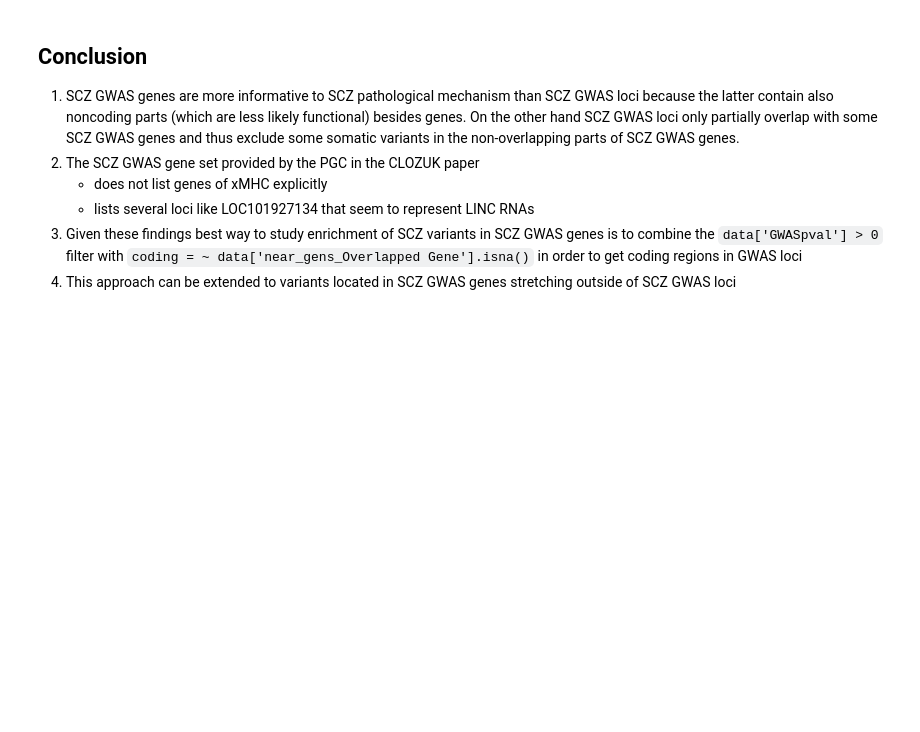
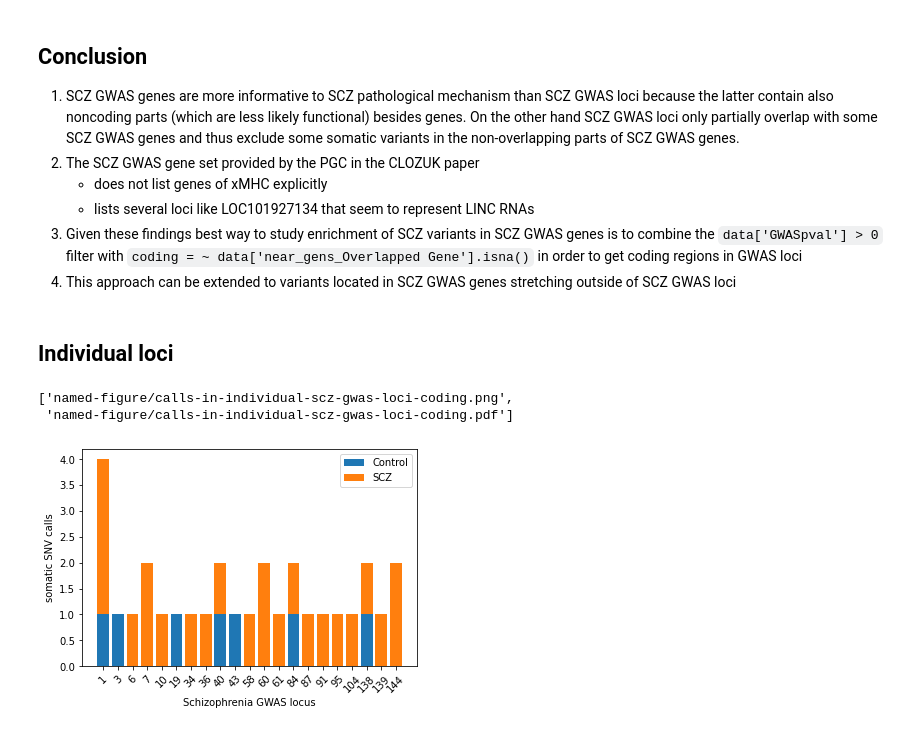
Before and after one commit to attilagk/lab-notebook, a Jupyter notebook: projects/bsm/R/2020-07-28-CLOZUK/2020-07-28-CLOZUK.ipynb, the cells around one changed output. Drawn from its saved outputs; the diff is of its cells as text; code cells hidden in the pictures; blank space fills up the shorter version.

```diff
--- a/projects/bsm/R/2020-07-28-CLOZUK/2020-07-28-CLOZUK.ipynb
+++ b/projects/bsm/R/2020-07-28-CLOZUK/2020-07-28-CLOZUK.ipynb
@@ -70,10 +70,17 @@ gwasgenes = operations.get_geneset(df=pd.read_csv(clozukpath, skiprows=7), col='
 print(len(gwasgenes), 'SCZ GWAS genes')
 # %% [output]
 478 SCZ GWAS genes
+# %%
+data = SNPnexus.load_data('/home/attila/projects/bsm/results/2020-09-07-annotations/annotated-calls.p')
+data = genome.annotate_with_gwas_loci(data, modify_return_data=True)
 # %%
-data = SNPnexus.load_data('/home/attila/projects/bsm/results/2020-09-07-annotations/annotated-calls.p')
+loci = [str(x) for x in list(gwas.Locus.sort_values().to_numpy())]
 querydict = {'near_gens_Annotation': ['coding nonsyn', 'coding syn', 'missense', 'stop-gain', 'intronic (splice_site)'],
              'ensembl_Predicted Function': ['coding'],
              'near_gens_Overlapped Gene': {'SCZ GWAS genes': gwasgenes},
+             'SCZ GWAS locus': loci,
+             'SCZ GWAS locus, coding': loci,
             }
 results = operations.multiquery(querydict, data, do_sum=False, do_sort=False)
+summary = operations.summarize_query_results(results, data, chisq=False, margin=False)
+summary
@@ -250,3 +272,28 @@ Name: near_gens_Overlapped Gene, dtype: object
     * lists several loci like LOC101927134 that seem to represent LINC RNAs
 1. Given these findings best way to study enrichment of SCZ variants in SCZ GWAS genes is to combine the `data['GWASpval'] > 0` filter with `coding = ~ data['near_gens_Overlapped Gene'].isna()` in order to get coding regions in GWAS loci
 1. This approach can be extended to variants located in SCZ GWAS genes stretching outside of SCZ GWAS loci
+# %% [markdown]
+## Individual loci
+# %%
+only_scz = True
+x = summary.xs('SCZ GWAS locus, coding', axis=0, level=0)
+if only_scz:
+    x = x.drop('ASD', axis=1)
+x = x.drop(x.index[~ x.sum(axis=1).astype('bool')])
+%matplotlib inline
+x
+fig, ax = plt.subplots()
+ticks = np.arange(len(x))
+ax.bar(x=ticks, height=x['Control'], label='Control')
+ax.bar(x=ticks, height=x['SCZ'], bottom=x['Control'], label='SCZ')
+ax.set_xticks(ticks)
+ax.set_xticklabels(x.index)
+plt.xticks(rotation=45)
+ax.set_xlabel('Schizophrenia GWAS locus')
+ax.set_ylabel('somatic SNV calls')
+ax.legend()
+attila_utils.savefig(fig, 'calls-in-individual-scz-gwas-loci-coding')
+# %% [output]
+['named-figure/calls-in-individual-scz-gwas-loci-coding.png',
+ 'named-figure/calls-in-individual-scz-gwas-loci-coding.pdf']
+[figure, added]
```
Also changed, not shown: parts of 4 cells of this notebook, 6 other files.
